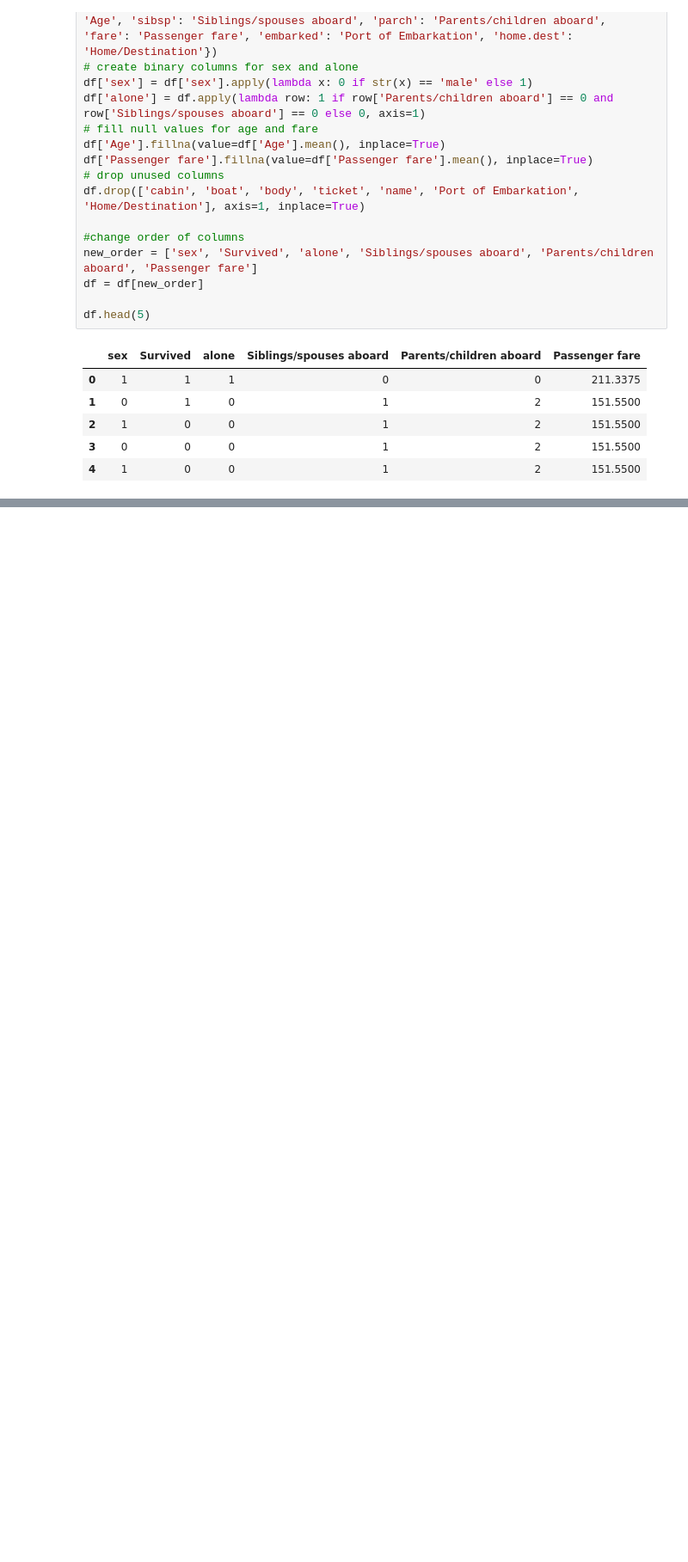
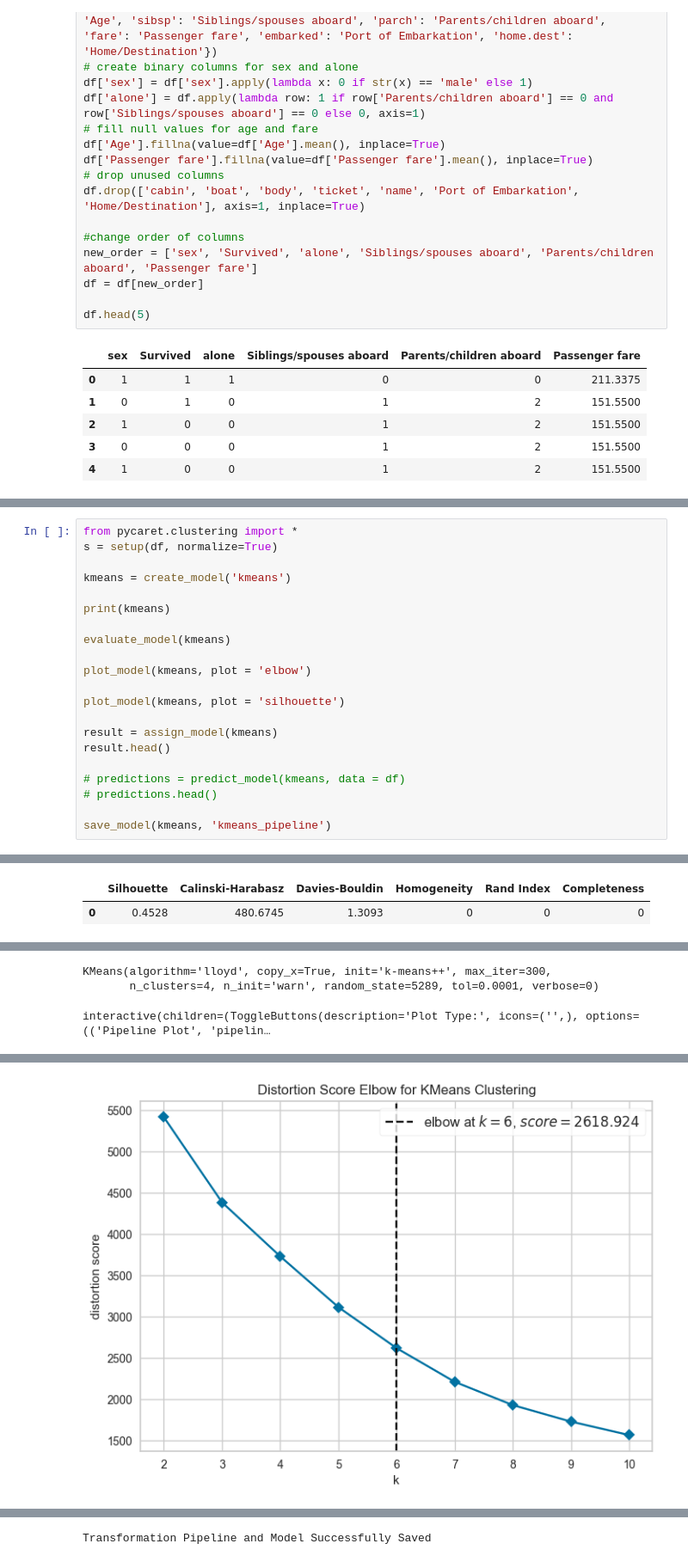
Before and after one commit to HannahCimene/TrioData_Masters, a Jupyter notebook: Files/titanic_dataset/titanic_dataset_hannah1.ipynb, the cells around one changed output, grey strips where cells are left out. Shown at 86% size. Drawn from its saved outputs; the diff is of its cells as text; blank space fills up the shorter version.

```diff
--- a/Files/titanic_dataset/titanic_dataset_hannah1.ipynb
+++ b/Files/titanic_dataset/titanic_dataset_hannah1.ipynb
@@ -90,0 +155,22 @@ predict_model(best, data=df.head(10))
+# %%
+from pycaret.clustering import *
+s = setup(df, normalize=True)
+
+kmeans = create_model('kmeans')
+
+print(kmeans)
+
+evaluate_model(kmeans)
+
+plot_model(kmeans, plot = 'elbow')
+
+plot_model(kmeans, plot = 'silhouette')
+
+result = assign_model(kmeans)
+result.head()
+
+# predictions = predict_model(kmeans, data = df)
+# predictions.head()
+
+save_model(kmeans, 'kmeans_pipeline')
+# %% [output]
@@ -90,0 +194,2 @@ predict_model(best, data=df.head(10))
+|  | Silhouette | Calinski-Harabasz | Davies-Bouldin | Homogeneity | Rand Index | Completeness |
+| 0 | 0.4528 | 480.6745 | 1.3093 | 0 | 0 | 0 |
@@ -90,0 +197,3 @@ predict_model(best, data=df.head(10))
+KMeans(algorithm='lloyd', copy_x=True, init='k-means++', max_iter=300,
+       n_clusters=4, n_init='warn', random_state=5289, tol=0.0001, verbose=0)
+interactive(children=(ToggleButtons(description='Plot Type:', icons=('',), options=(('Pipeline Plot', 'pipelin…
@@ -90,0 +201 @@ predict_model(best, data=df.head(10))
+[figure, added]
@@ -90,0 +204 @@ predict_model(best, data=df.head(10))
+Transformation Pipeline and Model Successfully Saved
```
Also changed, not shown: parts of 8 cells of this notebook, 4 other files.
